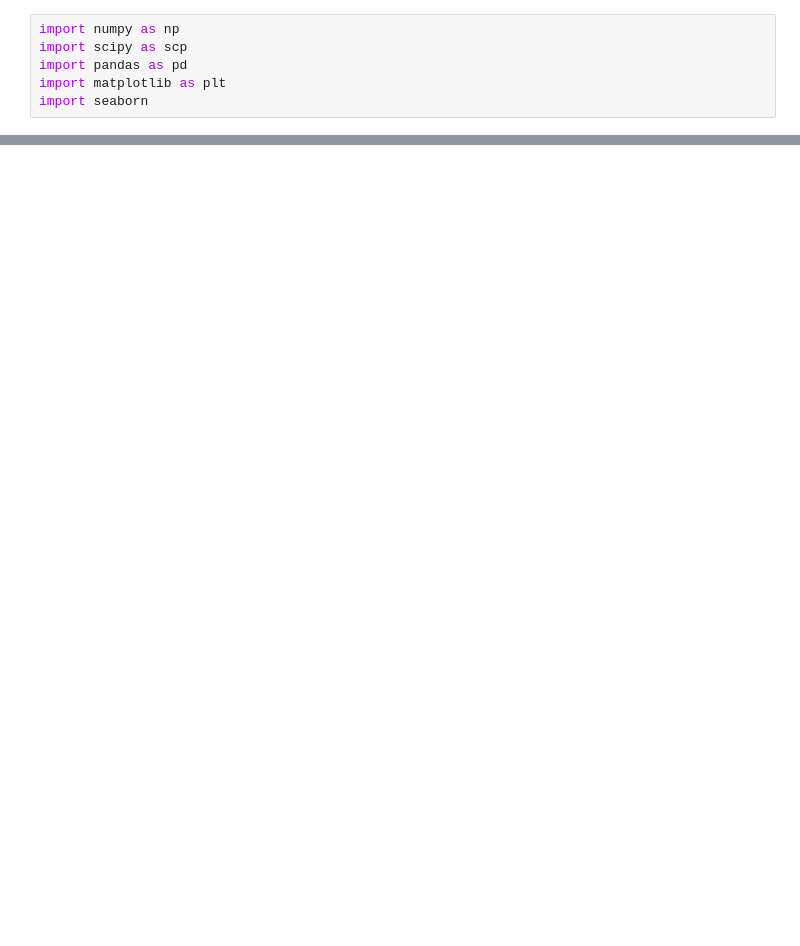
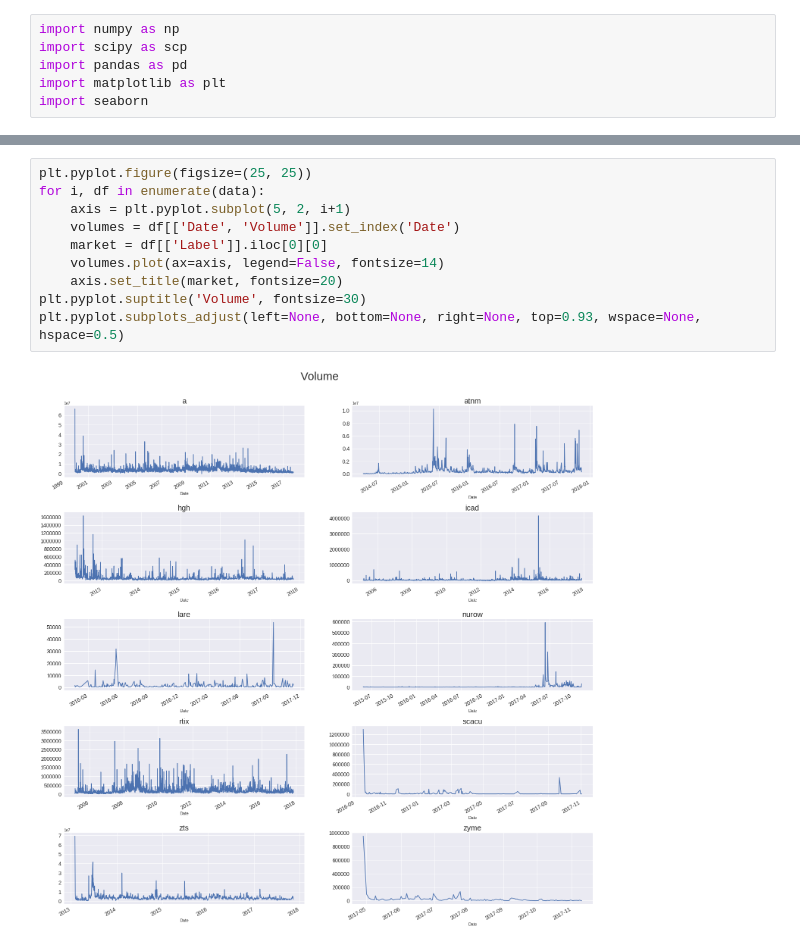
Before and after one commit to eleanordavidson/imperial-data-challenge, a Jupyter notebook: imperial-data.ipynb, the cells around one changed output, grey strips where cells are left out. Drawn from its saved outputs; the diff is of its cells as text; blank space fills up the shorter version.

```diff
--- a/imperial-data.ipynb
+++ b/imperial-data.ipynb
@@ -37,0 +32,12 @@ plt.pyplot.suptitle('Closing Prices', fontsize=20)
+# %%
+plt.pyplot.figure(figsize=(25, 25))
+for i, df in enumerate(data):
+    axis = plt.pyplot.subplot(5, 2, i+1)
+    volumes = df[['Date', 'Volume']].set_index('Date')
+    market = df[['Label']].iloc[0][0]
+    volumes.plot(ax=axis, legend=False, fontsize=14)
+    axis.set_title(market, fontsize=20)
+plt.pyplot.suptitle('Volume', fontsize=30)
+plt.pyplot.subplots_adjust(left=None, bottom=None, right=None, top=0.93, wspace=None, hspace=0.5)
+# %% [output]
+[figure, added]
```
Also changed, not shown: parts of 3 cells of this notebook.
